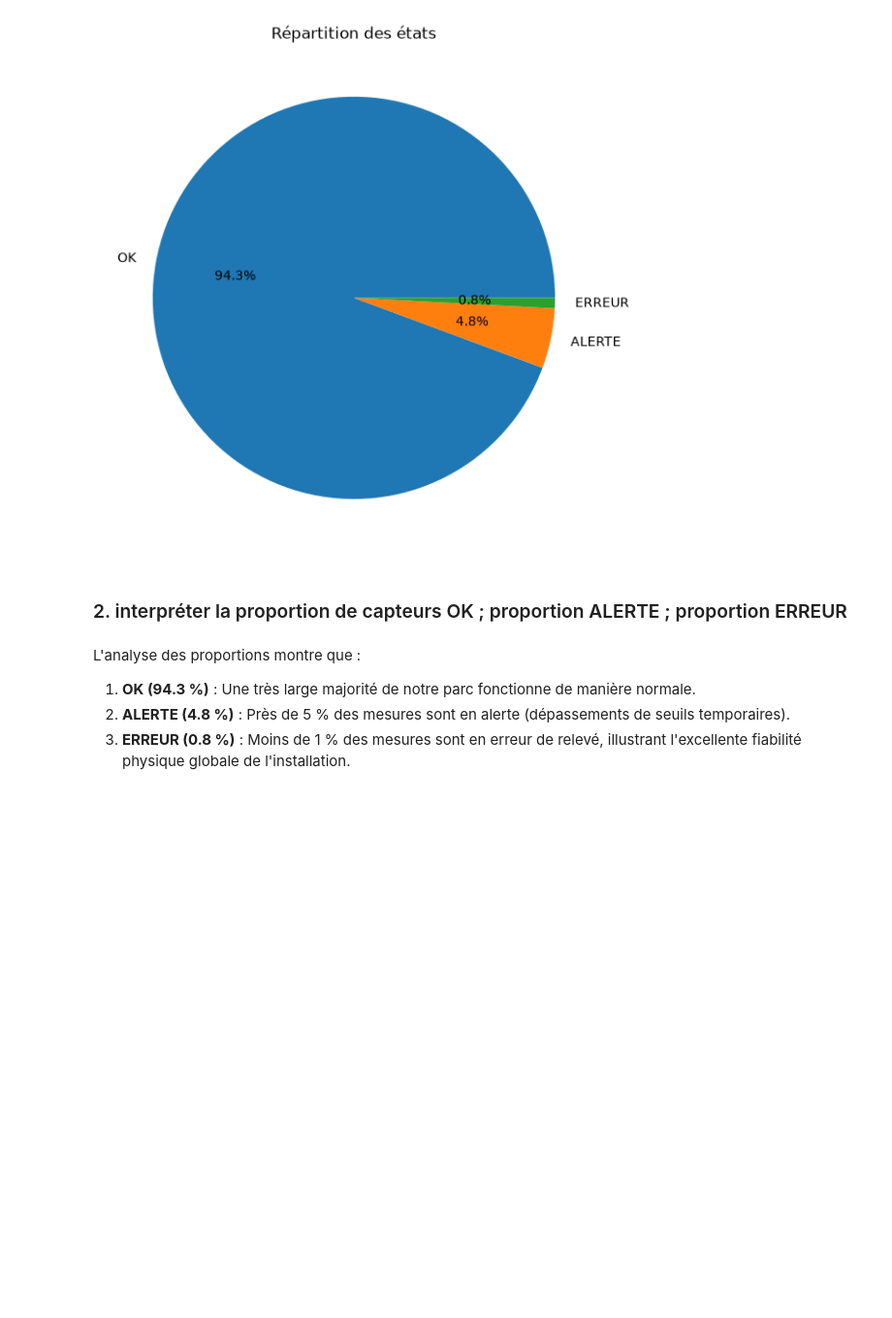
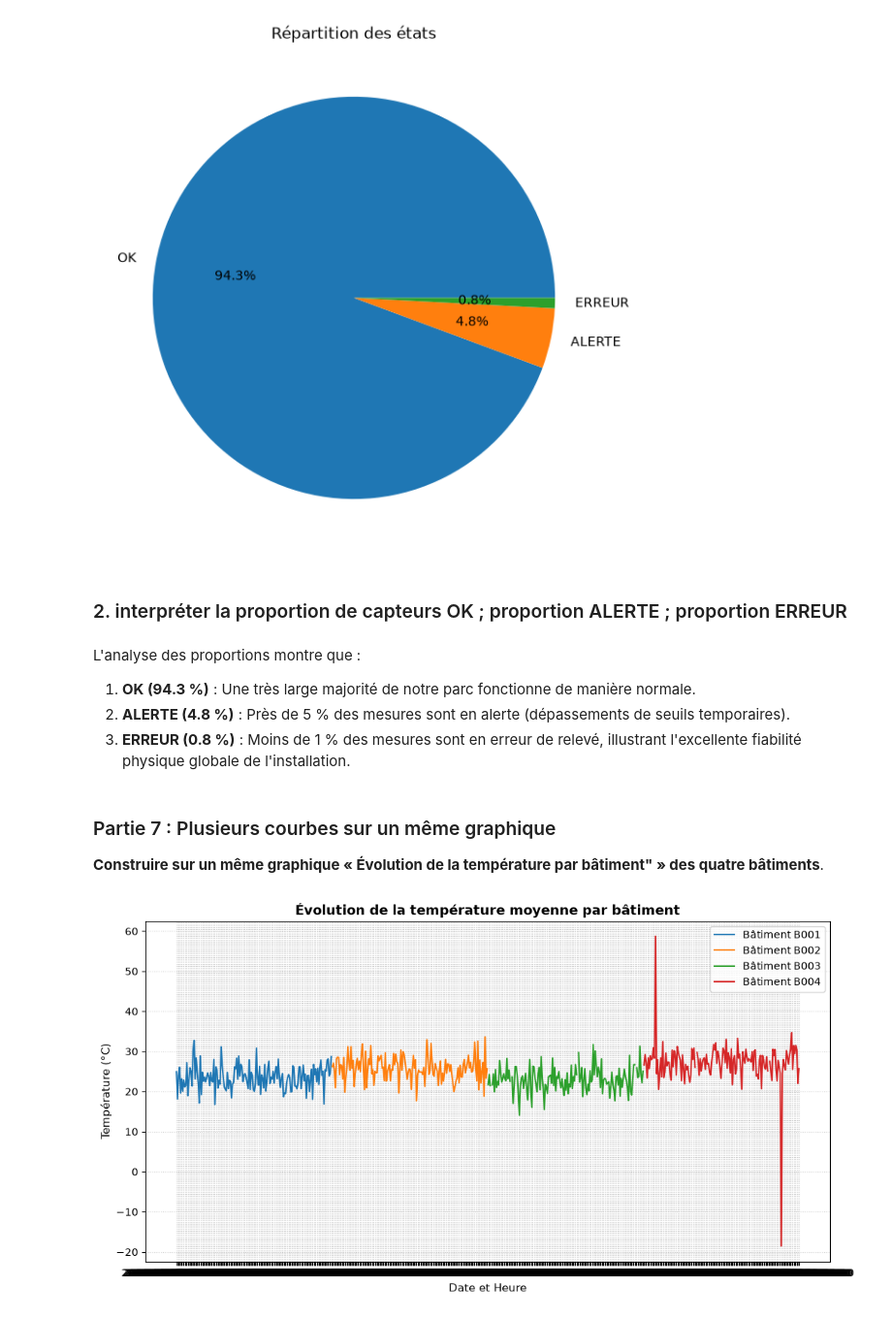
Before and after one commit to DIOPBARHAM/-atelier_matplotlib_iot-, a Jupyter notebook: notebooks/atelier_matplotlib_iot.ipynb, the cells around one changed output. Shown at 97% size. Drawn from its saved outputs; the diff is of its cells as text; code cells hidden in the pictures; blank space fills up the shorter version.

Commit message:
Partie 7 : Plusieurs courbes sur un même graphique

```diff
--- a/notebooks/atelier_matplotlib_iot.ipynb
+++ b/notebooks/atelier_matplotlib_iot.ipynb
@@ -270,3 +270,30 @@ L'analyse des proportions montre que :
 1. **OK (94.3 %)** : Une très large majorité de notre parc fonctionne de manière normale.
 2. **ALERTE (4.8 %)** : Près de 5 % des mesures sont en alerte (dépassements de seuils temporaires).
 3. **ERREUR (0.8 %)** : Moins de 1 % des mesures sont en erreur de relevé, illustrant l'excellente fiabilité physique globale de l'installation.
+# %% [markdown]
+### Partie 7 : Plusieurs courbes sur un même graphique
+**Construire sur un même graphique « Évolution de la température par bâtiment" » des quatre
+bâtiments**.
+# %%
+plt.figure(figsize=(12, 6))
+
+# Tri chronologique pour le tracé temporel
+df_tri = df.sort_values('date_heure')
+
+# Boucle pour tracer chaque bâtiment
+for bat in sorted(df_tri['batiment'].unique()):
+    df_bat = df_tri[df_tri['batiment'] == bat]
+    # Groupement par date pour lisser et obtenir un tracé propre
+    df_bat_temp = df_bat.groupby('date_heure')['temperature'].mean().reset_index()
+    plt.plot(df_bat_temp['date_heure'], df_bat_temp['temperature'], label=f"Bâtiment {bat}", linewidth=1.5)
+
+# Habillage du graphique à plusieurs courbes
+plt.title("Évolution de la température moyenne par bâtiment", fontsize=13, fontweight='bold')
+plt.xlabel("Date et Heure", fontsize=11)
+plt.ylabel("Température (°C)", fontsize=11)
+plt.grid(True, linestyle=':', alpha=0.6)
+plt.legend()  # Affichage de la légende pour identifier chaque bâtiment
+
+plt.show()
+# %% [output]
+[figure, added]
```
